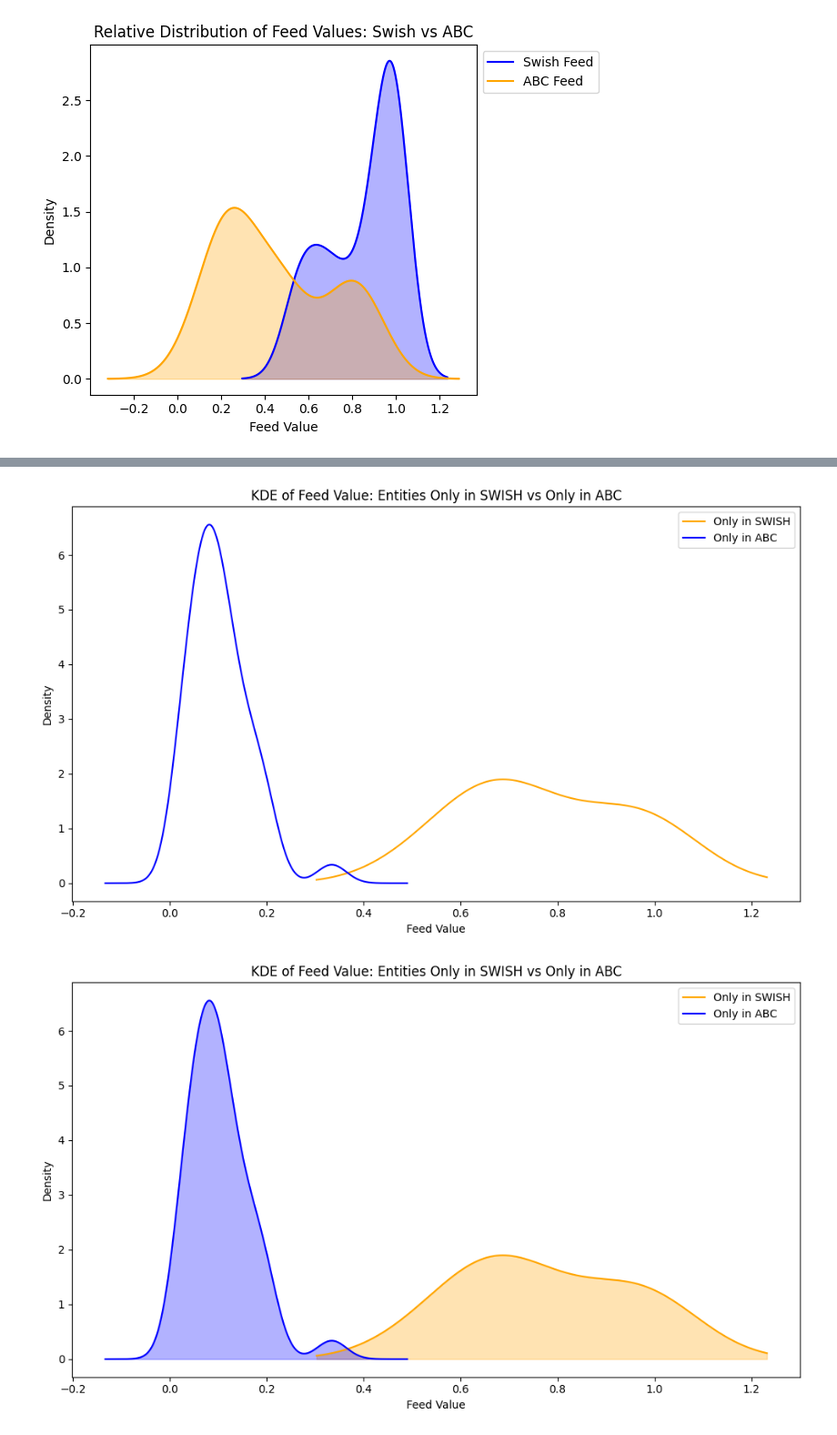
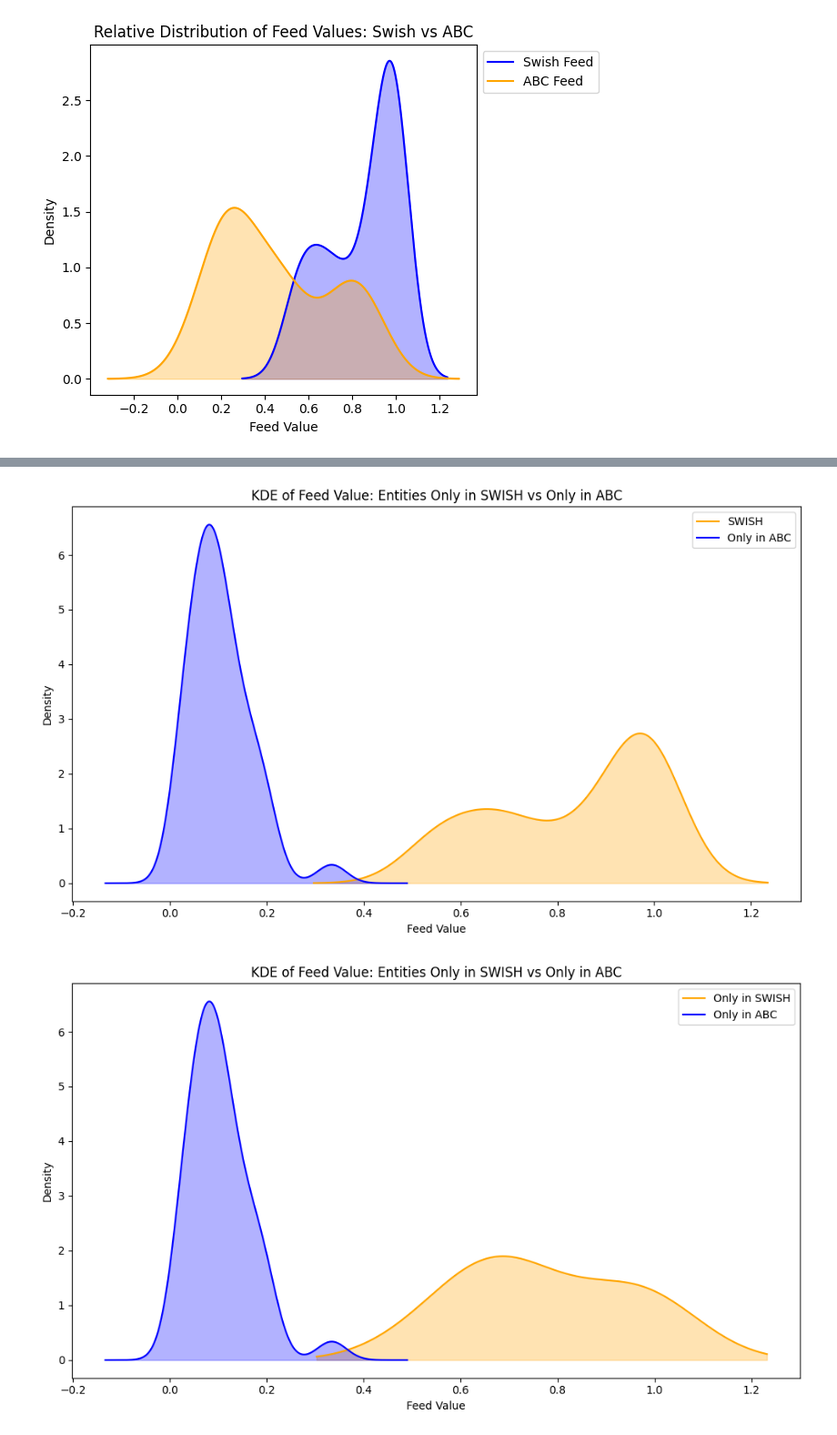
Before and after one commit to maximillian-jacob/DataScience, a Jupyter notebook: main_swish_vs_abc.ipynb, the cells around one changed output, grey strips where cells are left out. Shown: that part at 91% size. Drawn from its saved outputs; the diff is of its cells as text; code cells hidden in the pictures.

```diff
--- a/main_swish_vs_abc.ipynb
+++ b/main_swish_vs_abc.ipynb
@@ -486,25 +414,31 @@ only_abc = abc[abc['entity'].isin(only_abc_entities)].copy()
 
 only_swish.to_csv('./output/only_swish_entities.csv', index=False)
 only_abc.to_csv('./output/only_abc_entities.csv', index=False)
-# %%
-plt.figure(figsize=(10, 6))
-
-# KDE plot for only_swish feed values
-if not only_swish.empty:
-    only_swish['feed_value_swish'].plot(kind='kde', label='Only in SWISH', color='orange')
-
-# KDE plot for only_abc feed values
-if not only_abc.empty:
-    only_abc['feed_value_abc'].plot(kind='kde', label='Only in ABC', color='blue')
-
-plt.xlabel('Feed Value')
-plt.ylabel('Density')
-plt.title('KDE of Feed Value: Entities Only in SWISH vs Only in ABC')
-plt.legend()
-plt.tight_layout()
-plt.show()
-# %% [output]
-[figure, removed]
+# %%
+plt.figure(figsize=(10, 6))
+
+# KDE plot for only_swish feed values
+if not only_swish.empty:
+    kde_swish = swish['feed_value_swish'].plot(kind='kde', label='SWISH', color='orange')
+    x_swish = kde_swish.get_lines()[-1].get_xdata()
+    y_swish = kde_swish.get_lines()[-1].get_ydata()
+    plt.fill_between(x_swish, y_swish, color='orange', alpha=0.3)
+
+# KDE plot for only_abc feed values
+if not only_abc.empty:
+    kde_abc = only_abc['feed_value_abc'].plot(kind='kde', label='Only in ABC', color='blue')
+    x_abc = kde_abc.get_lines()[-1].get_xdata()
+    y_abc = kde_abc.get_lines()[-1].get_ydata()
+    plt.fill_between(x_abc, y_abc, color='blue', alpha=0.3)
+
+plt.xlabel('Feed Value')
+plt.ylabel('Density')
+plt.title('KDE of Feed Value: Entities Only in SWISH vs Only in ABC')
+plt.legend()
+plt.tight_layout()
+plt.show()
+# %% [output]
+[figure, added]
 # %%
 plt.figure(figsize=(10, 6))
 
```
Also changed, not shown: parts of 12 cells of this notebook.
